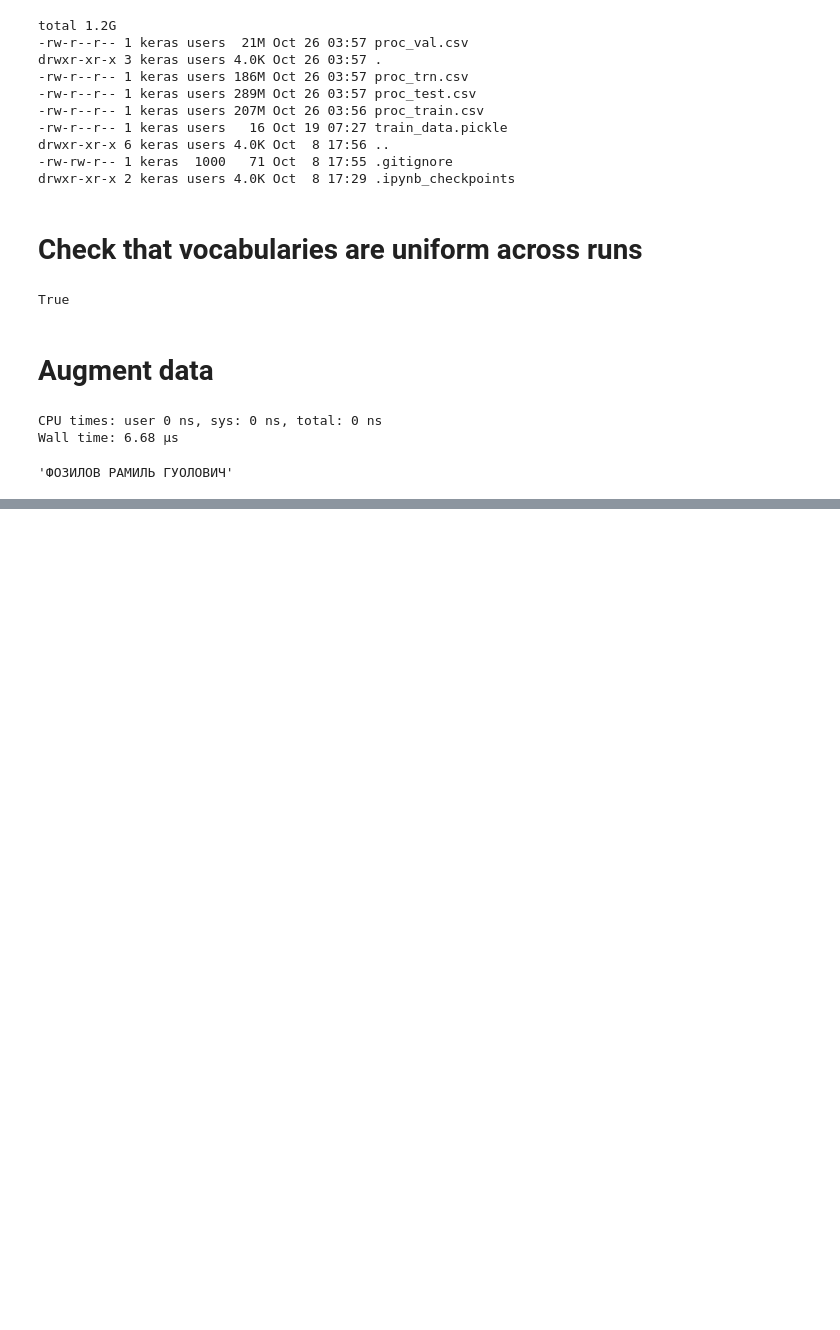
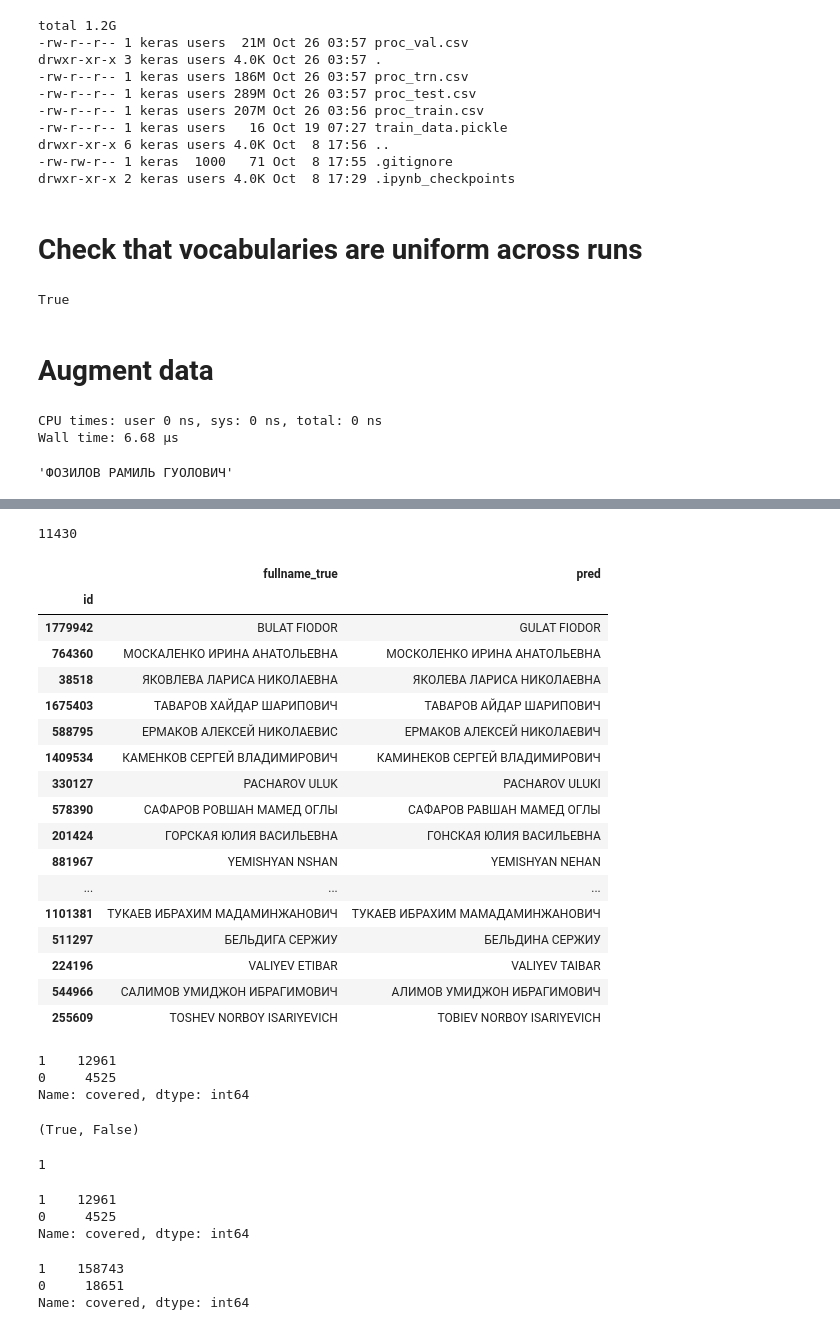
Before and after one commit to snakers4/cft-contest-2018, a Jupyter notebook: src/preprocessing_av.ipynb, the cells around one changed output, grey strips where cells are left out. Drawn from its saved outputs; the diff is of its cells as text; code cells hidden in the pictures; blank space fills up the shorter version.

```diff
--- a/src/preprocessing_av.ipynb
+++ b/src/preprocessing_av.ipynb
@@ -240,0 +316,4 @@ trn_df_aug.to_csv('../data/aug_proc_trn.csv')
+# %%
+eval_df['target'] = eval_df['target'].apply(lambda x: argmax(x))
+# %%
+eval_gt_df = pd.read_csv('../data/proc_val.csv')
@@ -240,0 +342,4 @@ trn_df_aug.to_csv('../data/aug_proc_trn.csv')
+# %%
+set(eval_df.id.unique()) == set(eval_gt_df.id.unique())
+eval_df = eval_df.set_index('id')
+eval_gt_df = eval_gt_df.set_index('id')
@@ -240,0 +348,2 @@ trn_df_aug.to_csv('../data/aug_proc_trn.csv')
+# %%
+eval_gt_df['pred'] = eval_df.loc[eval_gt_df.index]['fullname_true']
@@ -240,0 +380,26 @@ trn_df_aug.to_csv('../data/aug_proc_trn.csv')
+# %%
+sum(cond)
+# %% [output]
+11430
+# %%
+cond = (eval_gt_df.pred!=eval_gt_df.fullname_true) & (eval_gt_df.target != 2) & (eval_gt_df.country==44)
+eval_gt_df[cond].sample(n=30)[['fullname_true','pred']]
+# %% [output]
+|  | fullname_true | pred |
+| id |  |  |
+| 1779942 | BULAT FIODOR | GULAT FIODOR |
+| 764360 | МОСКАЛЕНКО ИРИНА АНАТОЛЬЕВНА | МОСКОЛЕНКО ИРИНА АНАТОЛЬЕВНА |
+| 38518 | ЯКОВЛЕВА ЛАРИСА НИКОЛАЕВНА | ЯКОЛЕВА ЛАРИСА НИКОЛАЕВНА |
+| 1675403 | ТАВАРОВ ХАЙДАР ШАРИПОВИЧ | ТАВАРОВ АЙДАР ШАРИПОВИЧ |
+| 588795 | ЕРМАКОВ АЛЕКСЕЙ НИКОЛАЕВИС | ЕРМАКОВ АЛЕКСЕЙ НИКОЛАЕВИЧ |
+| 1409534 | КАМЕНКОВ СЕРГЕЙ ВЛАДИМИРОВИЧ | КАМИНЕКОВ СЕРГЕЙ ВЛАДИМИРОВИЧ |
+| 330127 | PACHAROV ULUK | PACHAROV ULUKI |
+| 578390 | САФАРОВ РОВШАН МАМЕД ОГЛЫ | САФАРОВ РАВШАН МАМЕД ОГЛЫ |
+| 201424 | ГОРСКАЯ ЮЛИЯ ВАСИЛЬЕВНА | ГОНСКАЯ ЮЛИЯ ВАСИЛЬЕВНА |
+| 881967 | YEMISHYAN NSHAN | YEMISHYAN NEHAN |
+| ... | ... | ... |
+| 1101381 | ТУКАЕВ ИБРАХИМ МАДАМИНЖАНОВИЧ | ТУКАЕВ ИБРАХИМ МАМАДАМИНЖАНОВИЧ |
+| 511297 | БЕЛЬДИГА СЕРЖИУ | БЕЛЬДИНА СЕРЖИУ |
+| 224196 | VALIYEV ETIBAR | VALIYEV TAIBAR |
+| 544966 | САЛИМОВ УМИДЖОН ИБРАГИМОВИЧ | АЛИМОВ УМИДЖОН ИБРАГИМОВИЧ |
+| 255609 | TOSHEV NORBOY ISARIYEVICH | TOBIEV NORBOY ISARIYEVICH |
@@ -240,0 +408,29 @@ trn_df_aug.to_csv('../data/aug_proc_trn.csv')
+# %%
+cond = (eval_gt_df.pred!=eval_gt_df.fullname_true) & (eval_gt_df.target != 2)
+eval_gt_df[cond]['covered'].value_counts()
+# %% [output]
+1    12961
+0     4525
+Name: covered, dtype: int64
+# %%
+'ПРАСОЛОВА' in train_vocab,'ПРАСОЖОВА' in train_vocab
+# %% [output]
+(True, False)
+# %%
+1+False
+# %% [output]
+1
+# %%
+cond = (eval_gt_df.pred!=eval_gt_df.fullname_true) & (eval_gt_df.target != 2) # & (eval_gt_df.covered==0)
+eval_gt_df[cond].covered.value_counts()
+# %% [output]
+1    12961
+0     4525
+Name: covered, dtype: int64
+# %%
+cond = (eval_gt_df.pred==eval_gt_df.fullname_true) & (eval_gt_df.target != 2) # & (eval_gt_df.covered==0)
+eval_gt_df[cond].covered.value_counts()
+# %% [output]
+1    158743
+0     18651
+Name: covered, dtype: int64
```
Also changed, not shown: parts of 30 cells of this notebook, 3 other files.
